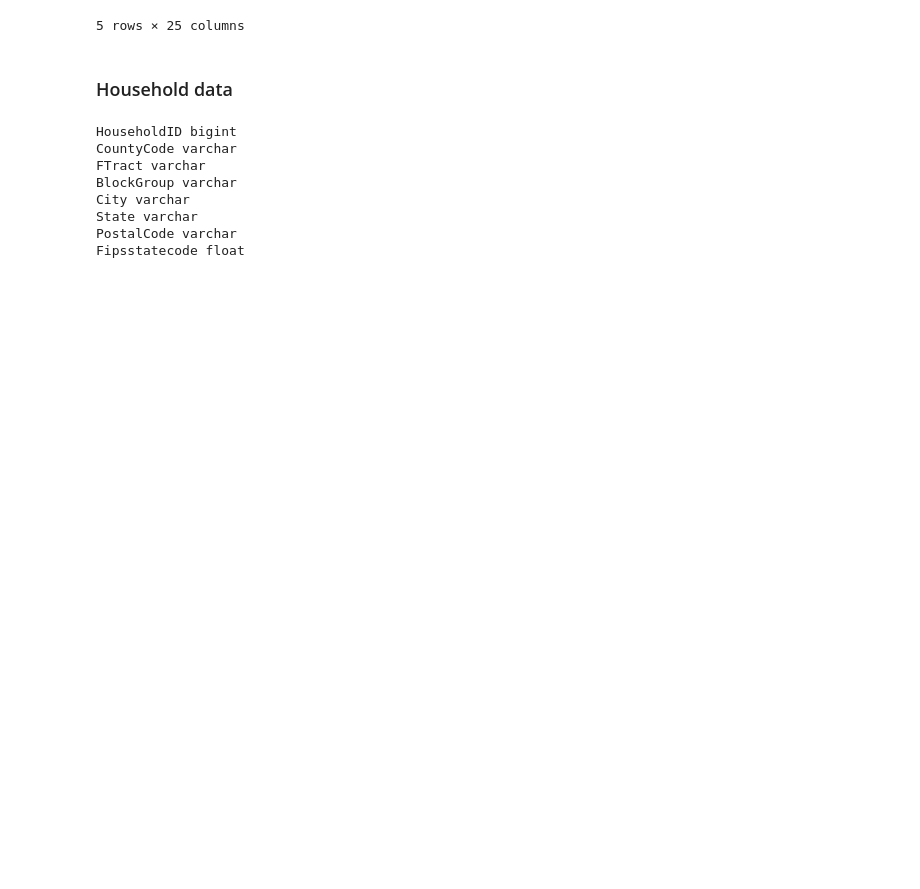
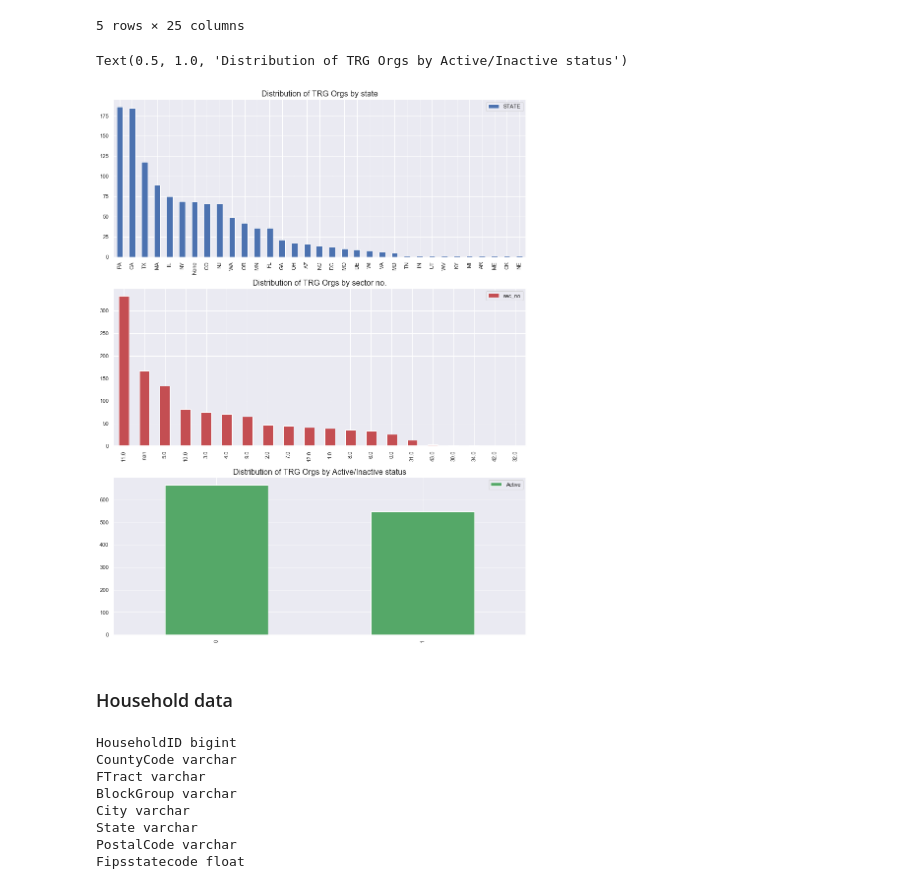
Before and after one commit to gdhungana/cdp-proc, a Jupyter notebook: docs/TRGDW_datasets.ipynb, the cells around one changed output. Cells and saved outputs as stored; diff of their text form; code cells hidden in the pictures; blank space fills up the shorter version.

Commit message:
add static plots for the data description

```diff
--- a/docs/TRGDW_datasets.ipynb
+++ b/docs/TRGDW_datasets.ipynb
@@ -102,6 +104,24 @@ trgIntDF.head()
 | 3 | 146464.0 | 1083 | Baum School of Art | 510 W Linden St | ALLENTOWN | PA | 18101.0 | 18101-1416 | 42.0 | 42077.0 | ... | ... |
 | 4 | 146462.0 | 1084 | Lehigh Valley Arts Council | 840 Hamilton St | ALLENTOWN | PA | 18101.0 | 18101-2455 | 42.0 | 42077.0 | ... | ... |
 5 rows × 25 columns
+# %%
+#- Categorical Distributions
+fig=plt.figure(figsize=(15,20))
+ax1=plt.subplot(311)
+trgIntDF['STATE'].astype(str).value_counts().plot(kind='bar')
+ax1.legend()
+plt.title('Distribution of TRG Orgs by state',fontsize=16)
+ax2=plt.subplot(312)
+trgIntDF['sec_no'].astype(str).value_counts().plot(kind='bar',color='r')
+ax2.legend()
+plt.title('Distribution of TRG Orgs by sector no.',fontsize=16)
+ax3=plt.subplot(313)
+trgIntDF['Active'].astype(str).value_counts().plot(kind='bar',color='g')
+ax3.legend()
+plt.title('Distribution of TRG Orgs by Active/Inactive status',fontsize=16)
+# %% [output]
+Text(0.5, 1.0, 'Distribution of TRG Orgs by Active/Inactive status')
+[figure, added]
 # %% [markdown]
 ### Household data
 # %%
```
Also changed, not shown: parts of 16 cells of this notebook, 1 other file.
